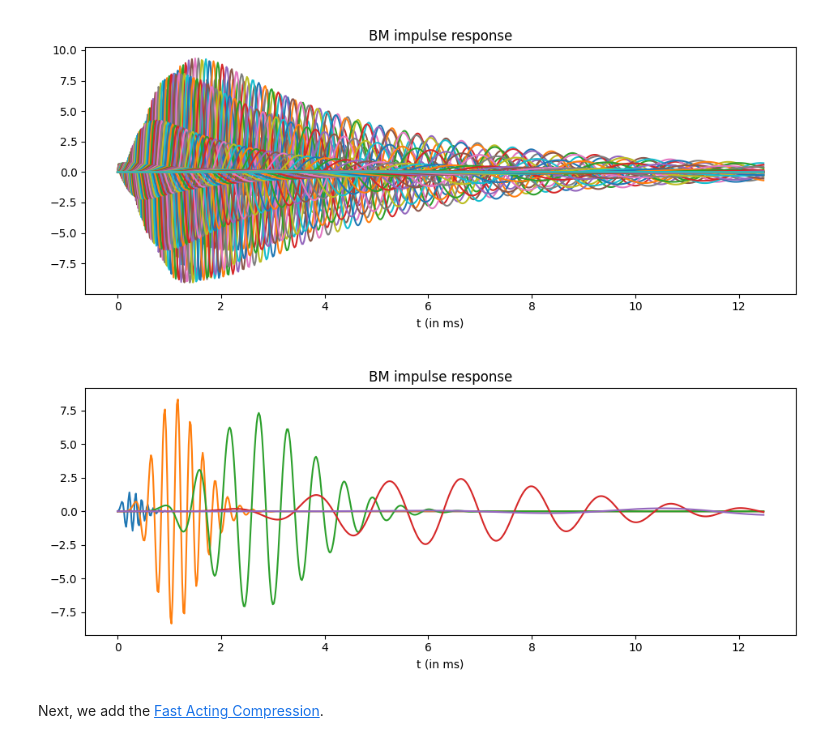
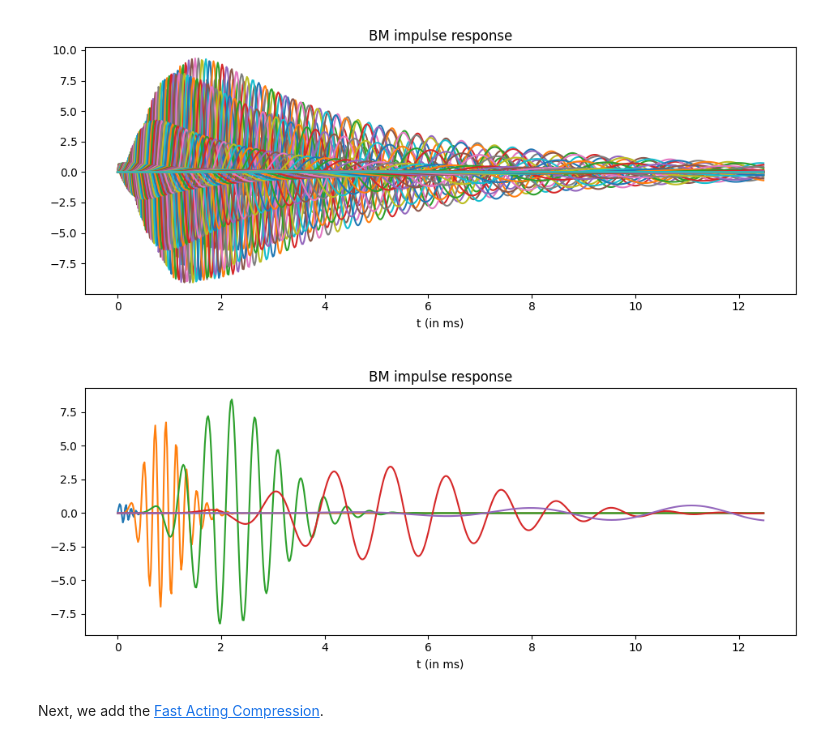
Before and after one commit to vschaik/CARFAC, a Jupyter notebook: CAR.ipynb, the cells around one changed output. Cells and saved outputs as stored; diff of their text form; code cells hidden in the pictures.

```diff
--- a/CAR.ipynb
+++ b/CAR.ipynb
@@ -170,15 +170,15 @@ tight_layout()
 # %%
 # plot only a few of the BM impulse responses
 
 if fignum_exists(3): close(3)
 figure(3, figsize=(w, 4))           # BM impulse response
 L=600
-plot(arange(L) * 1000 / fs, IR[10::20, 0 : L].T)
+plot(arange(L) * 1000 / fs, IR[5::20, 0 : L].T)
 xlabel('t (in ms)')
 title('BM impulse response')
 tight_layout()
 # %% [output]
-[figure, old version]
+[figure, new version]
 # %%
 # If true then scrolling while the mouse is over the canvas will not move the entire notebook
 fig = gcf()
```
Also changed, not shown: parts of 2 cells of this notebook, 3 other files.
